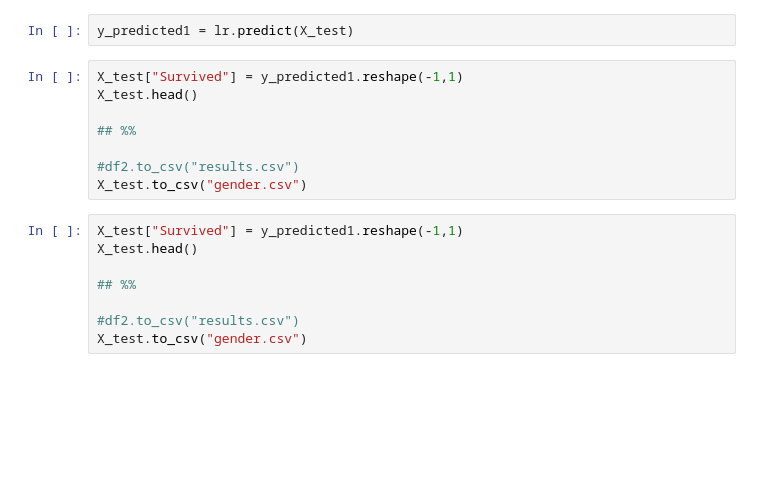
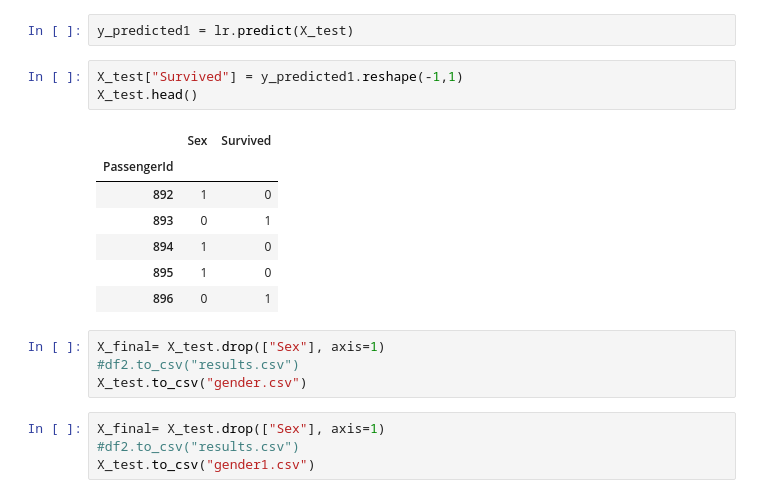
Before and after one commit to sid781/kaggle, a Jupyter notebook: DATA/titanic 1.ipynb, the cells around one changed output. Drawn from its saved outputs; the diff is of its cells as text; blank space fills up the shorter version.

```diff
--- a/DATA/titanic 1.ipynb
+++ b/DATA/titanic 1.ipynb
@@ -109,16 +109,19 @@ y_predicted1 = lr.predict(X_test)
 # %%
 X_test["Survived"] = y_predicted1.reshape(-1,1)
 X_test.head()
-
-## %%
-
-#df2.to_csv("results.csv")
-X_test.to_csv("gender.csv")
+# %% [output]
+|  | Sex | Survived |
+| PassengerId |  |  |
+| 892 | 1 | 0 |
+| 893 | 0 | 1 |
+| 894 | 1 | 0 |
+| 895 | 1 | 0 |
+| 896 | 0 | 1 |
 # %%
-X_test["Survived"] = y_predicted1.reshape(-1,1)
-X_test.head()
-
-## %%
-
+X_final= X_test.drop(["Sex"], axis=1)
 #df2.to_csv("results.csv")
 X_test.to_csv("gender.csv")
+# %%
+X_final= X_test.drop(["Sex"], axis=1)
+#df2.to_csv("results.csv")
+X_test.to_csv("gender1.csv")
```
Also changed, not shown: 2 other files.
